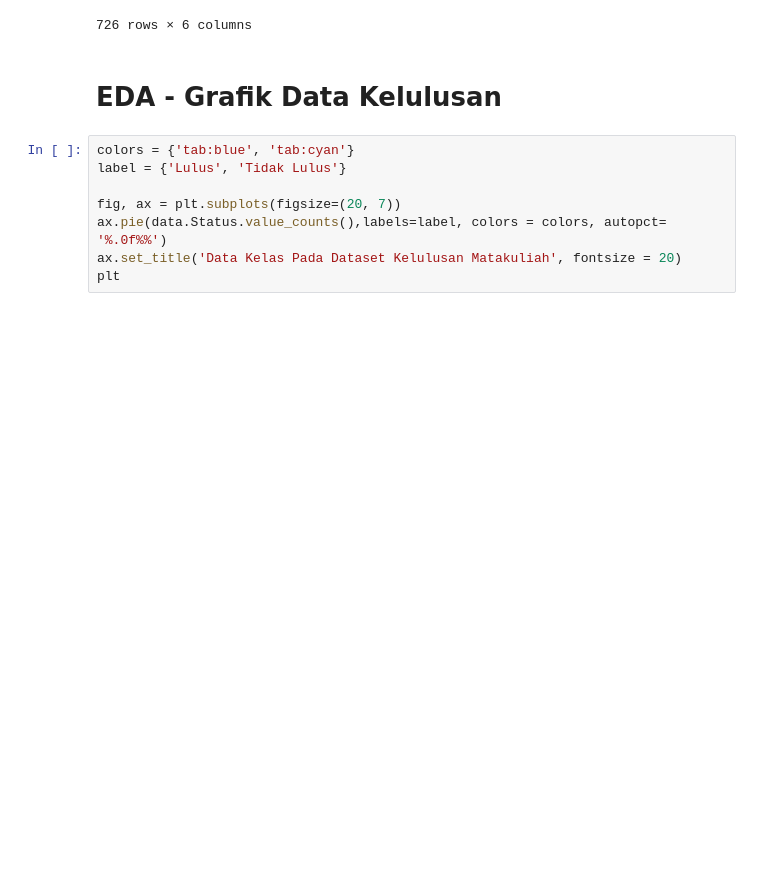
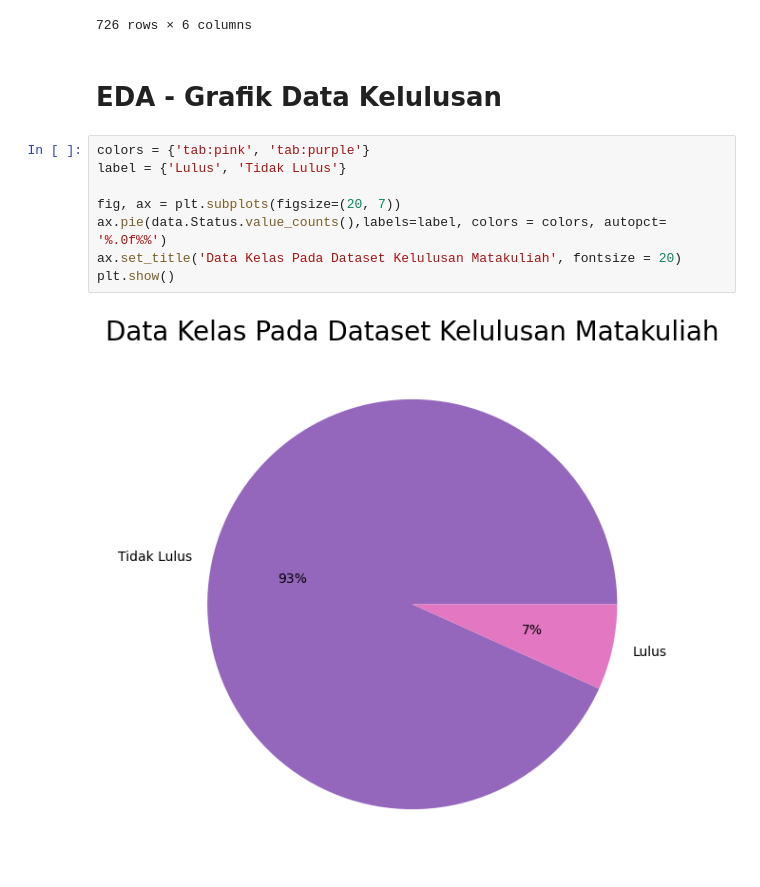
Before and after one commit to afnan923/ABC-Latihan-Jupyter1, a Jupyter notebook: Untitled.ipynb, the cells around one changed output. Saved outputs shown, nothing was run; the diff lists cells and outputs as text; blank space fills up the shorter version.

```diff
--- a/Untitled.ipynb
+++ b/Untitled.ipynb
@@ -111,10 +111,12 @@ data.head(726)
 # %% [markdown]
 # EDA - Grafik Data Kelulusan
 # %%
-colors = {'tab:blue', 'tab:cyan'}
+colors = {'tab:pink', 'tab:purple'}
 label = {'Lulus', 'Tidak Lulus'}
 
 fig, ax = plt.subplots(figsize=(20, 7))
 ax.pie(data.Status.value_counts(),labels=label, colors = colors, autopct= '%.0f%%')
 ax.set_title('Data Kelas Pada Dataset Kelulusan Matakuliah', fontsize = 20)
-plt
+plt.show()
+# %% [output]
+[figure, added]
```
Also changed, not shown: parts of 1 cell of this notebook.
